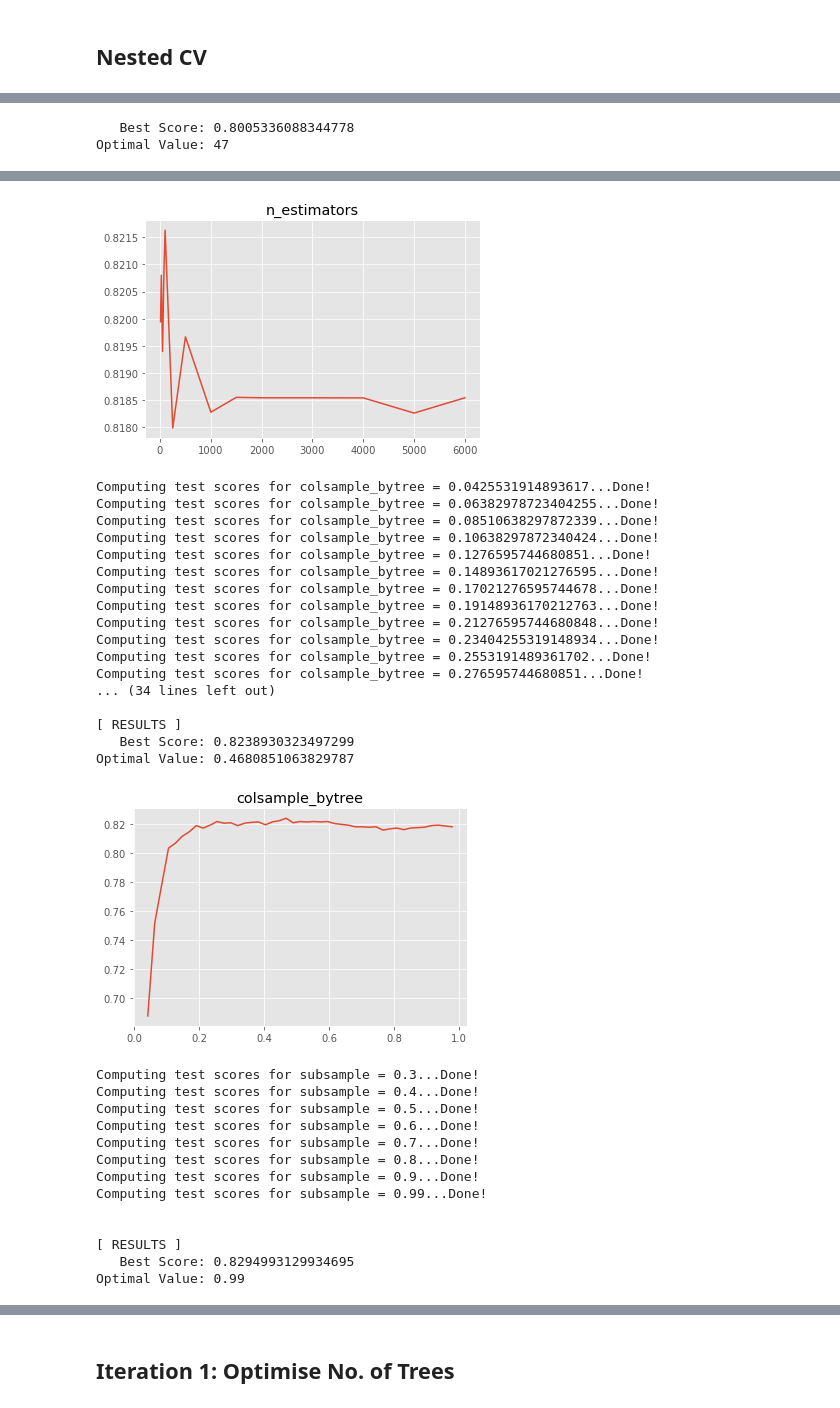
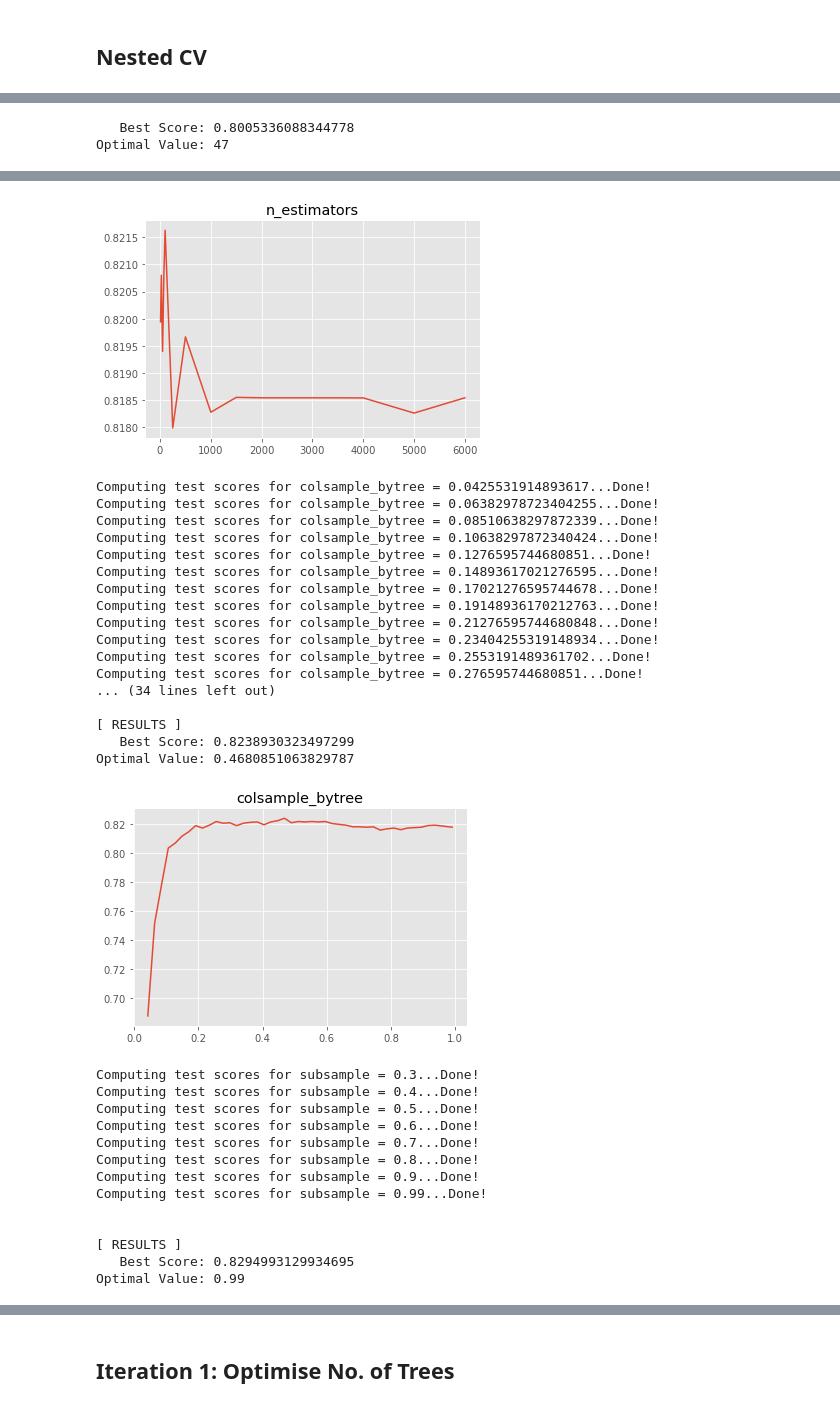
Before and after one commit to chrischow/kaggle_titanic, a Jupyter notebook: Notebooks/7. LGBM RF I Low.ipynb, the cells around one changed output, grey strips where cells are left out. Cells and saved outputs as stored; diff of their text form; code cells hidden in the pictures.

Commit message:
Fixed colsample_bytree error

```diff
--- a/Notebooks/7. LGBM RF I Low.ipynb
+++ b/Notebooks/7. LGBM RF I Low.ipynb
@@ -165,9 +165,15 @@ for mf in range(len(meta_folds)):
     # Get max features
     n_feat = np.min([temp_fs_sets[i][0].shape[1] for i in range(len(temp_fs_sets))])
 
+    # Generate hyperparameter values to tune
+    colsample_probs = np.arange(2/n_feat, 1, 1/n_feat)
+
+    # Replace last value with 1.0 to ensure that the proportion is within allowable limits
+    colsample_probs[len(colsample_probs)-1] = 0.99
+
     # Define parameters
     param_colsample = {
-        'colsample_bytree': np.arange(2/n_feat, 1, 1/n_feat)
+        'colsample_bytree': colsample_probs
     }
 
     # Grid Search with CV
@@ -313,13 +319,13 @@ for mf in range(len(meta_folds)):
     # Score model
     all_results.append(temp_score)
 
-    # Update
-    print('Final Score: ' + str(temp_score))
-
     print('* ------------------------------------------- *')
     print('|              FOLD ' + '{:02}'.format(mf+1) + ' COMPLETE!              |')
     print('* ------------------------------------------- *')
+    # Update
+    print('Score: ' + str(temp_score))
     print()
+    print()
 # %% [output]
 * ------------------------------------------- *
 | FULL MODEL VALIDATION - NESTED CV - FOLD 01 |
@@ -337,34 +343,34 @@ Computing test scores for n_estimators = 75...Done!
 Computing test scores for n_estimators = 100...Done!
 Computing test scores for n_estimators = 250...Done!
 Computing test scores for n_estimators = 500...Done!
 Computing test scores for n_estimators = 1000...Done!
 Computing test scores for n_estimators = 1500...Done!
 Computing test scores for n_estimators = 2000...Done!
 Computing test scores for n_estimators = 2500...Done!
 ... (5 lines left out)
 
 [ RESULTS ]
    Best Score: 0.8216314920720075
 Optimal Value: 100
 [figure]
 Computing test scores for colsample_bytree = 0.0425531914893617...Done!
 Computing test scores for colsample_bytree = 0.06382978723404255...Done!
 Computing test scores for colsample_bytree = 0.08510638297872339...Done!
 Computing test scores for colsample_bytree = 0.10638297872340424...Done!
 Computing test scores for colsample_bytree = 0.1276595744680851...Done!
 Computing test scores for colsample_bytree = 0.14893617021276595...Done!
 Computing test scores for colsample_bytree = 0.17021276595744678...Done!
 Computing test scores for colsample_bytree = 0.19148936170212763...Done!
 Computing test scores for colsample_bytree = 0.21276595744680848...Done!
 Computing test scores for colsample_bytree = 0.23404255319148934...Done!
 Computing test scores for colsample_bytree = 0.2553191489361702...Done!
 Computing test scores for colsample_bytree = 0.276595744680851...Done!
 ... (34 lines left out)
 
 [ RESULTS ]
    Best Score: 0.8238930323497299
 Optimal Value: 0.4680851063829787
-[figure, old version]
+[figure, new version]
 Computing test scores for subsample = 0.3...Done!
 Computing test scores for subsample = 0.4...Done!
 Computing test scores for subsample = 0.5...Done!
```
Also changed, not shown: parts of 4 cells of this notebook.
